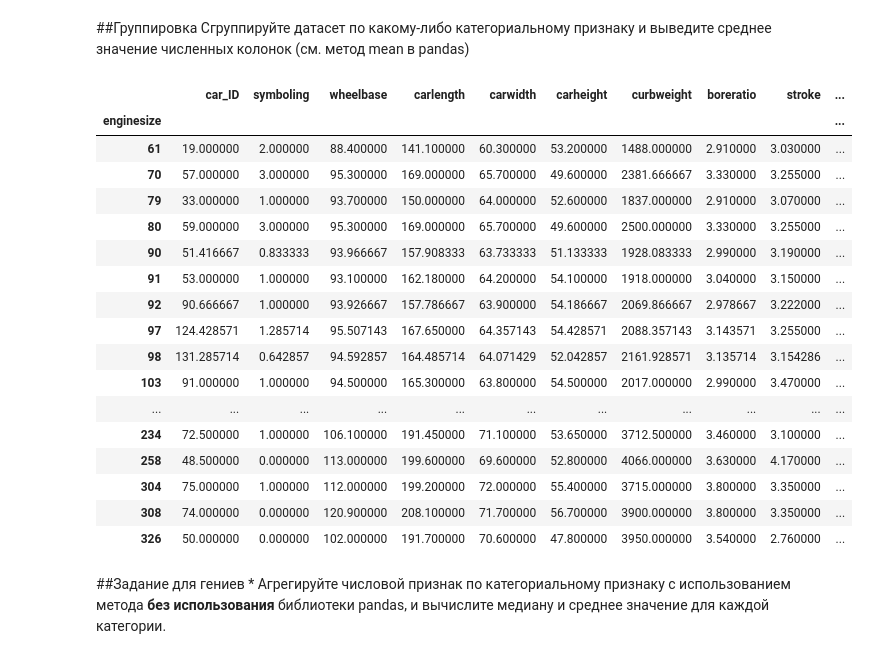
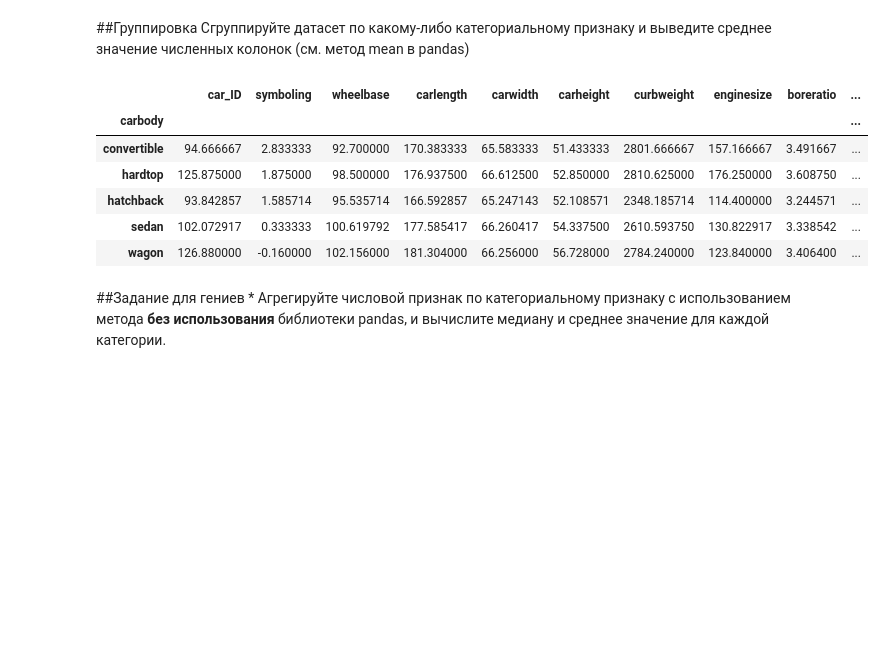
Before and after one commit to Dekamonia/MachineLearning, a Jupyter notebook: lab1/lab01.ipynb, the cells around one changed output. Drawn from its saved outputs; the diff is of its cells as text; code cells hidden in the pictures; blank space fills up the shorter version.

```diff
--- a/lab1/lab01.ipynb
+++ b/lab1/lab01.ipynb
@@ -190,26 +190,15 @@ df[df["carbody"] == "hatchback"]
 ##Группировка
 Сгруппируйте датасет по какому-либо категориальному признаку и выведите среднее значение численных колонок (см. метод mean в pandas)
 # %%
-df.groupby('enginesize').mean()
+df.groupby('carbody').mean()
 # %% [output]
-|  | car_ID | symboling | wheelbase | carlength | carwidth | carheight | curbweight | boreratio | stroke | ... |
-| enginesize |  |  |  |  |  |  |  |  |  | ... |
-| 61 | 19.000000 | 2.000000 | 88.400000 | 141.100000 | 60.300000 | 53.200000 | 1488.000000 | 2.910000 | 3.030000 | ... |
-| 70 | 57.000000 | 3.000000 | 95.300000 | 169.000000 | 65.700000 | 49.600000 | 2381.666667 | 3.330000 | 3.255000 | ... |
-| 79 | 33.000000 | 1.000000 | 93.700000 | 150.000000 | 64.000000 | 52.600000 | 1837.000000 | 2.910000 | 3.070000 | ... |
-| 80 | 59.000000 | 3.000000 | 95.300000 | 169.000000 | 65.700000 | 49.600000 | 2500.000000 | 3.330000 | 3.255000 | ... |
-| 90 | 51.416667 | 0.833333 | 93.966667 | 157.908333 | 63.733333 | 51.133333 | 1928.083333 | 2.990000 | 3.190000 | ... |
-| 91 | 53.000000 | 1.000000 | 93.100000 | 162.180000 | 64.200000 | 54.100000 | 1918.000000 | 3.040000 | 3.150000 | ... |
-| 92 | 90.666667 | 1.000000 | 93.926667 | 157.786667 | 63.900000 | 54.186667 | 2069.866667 | 2.978667 | 3.222000 | ... |
-| 97 | 124.428571 | 1.285714 | 95.507143 | 167.650000 | 64.357143 | 54.428571 | 2088.357143 | 3.143571 | 3.255000 | ... |
-| 98 | 131.285714 | 0.642857 | 94.592857 | 164.485714 | 64.071429 | 52.042857 | 2161.928571 | 3.135714 | 3.154286 | ... |
-| 103 | 91.000000 | 1.000000 | 94.500000 | 165.300000 | 63.800000 | 54.500000 | 2017.000000 | 2.990000 | 3.470000 | ... |
-| ... | ... | ... | ... | ... | ... | ... | ... | ... | ... | ... |
-| 234 | 72.500000 | 1.000000 | 106.100000 | 191.450000 | 71.100000 | 53.650000 | 3712.500000 | 3.460000 | 3.100000 | ... |
-| 258 | 48.500000 | 0.000000 | 113.000000 | 199.600000 | 69.600000 | 52.800000 | 4066.000000 | 3.630000 | 4.170000 | ... |
-| 304 | 75.000000 | 1.000000 | 112.000000 | 199.200000 | 72.000000 | 55.400000 | 3715.000000 | 3.800000 | 3.350000 | ... |
-| 308 | 74.000000 | 0.000000 | 120.900000 | 208.100000 | 71.700000 | 56.700000 | 3900.000000 | 3.800000 | 3.350000 | ... |
-| 326 | 50.000000 | 0.000000 | 102.000000 | 191.700000 | 70.600000 | 47.800000 | 3950.000000 | 3.540000 | 2.760000 | ... |
+|  | car_ID | symboling | wheelbase | carlength | carwidth | carheight | curbweight | enginesize | boreratio | ... |
+| carbody |  |  |  |  |  |  |  |  |  | ... |
+| convertible | 94.666667 | 2.833333 | 92.700000 | 170.383333 | 65.583333 | 51.433333 | 2801.666667 | 157.166667 | 3.491667 | ... |
+| hardtop | 125.875000 | 1.875000 | 98.500000 | 176.937500 | 66.612500 | 52.850000 | 2810.625000 | 176.250000 | 3.608750 | ... |
+| hatchback | 93.842857 | 1.585714 | 95.535714 | 166.592857 | 65.247143 | 52.108571 | 2348.185714 | 114.400000 | 3.244571 | ... |
+| sedan | 102.072917 | 0.333333 | 100.619792 | 177.585417 | 66.260417 | 54.337500 | 2610.593750 | 130.822917 | 3.338542 | ... |
+| wagon | 126.880000 | -0.160000 | 102.156000 | 181.304000 | 66.256000 | 56.728000 | 2784.240000 | 123.840000 | 3.406400 | ... |
 # %% [markdown]
 ##Задание для гениев *
 Агрегируйте числовой признак по категориальному признаку с использованием метода **без использования** библиотеки pandas, и вычислите медиану и среднее значение для каждой категории.
```
